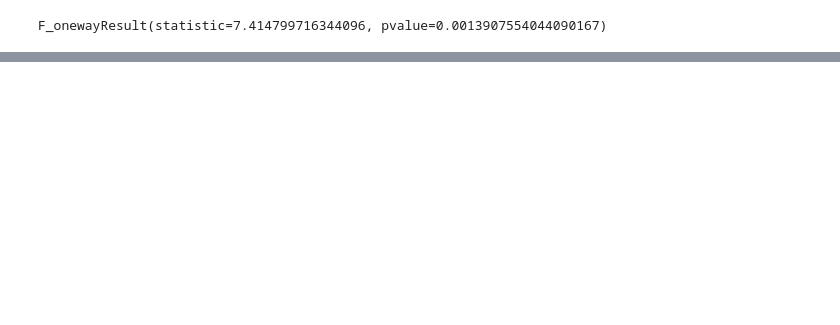
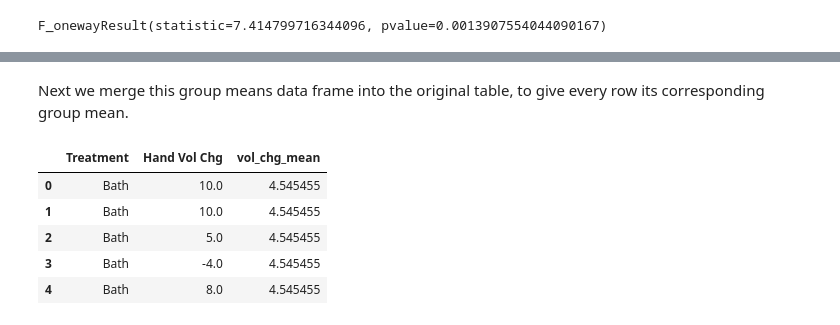
Before and after one commit to matthew-brett/some-tutorials, a Jupyter notebook: oneway/one_way_anova.ipynb, the cells around one changed output, grey strips where cells are left out. Saved outputs shown, nothing was run; the diff lists cells and outputs as text; code cells hidden in the pictures; blank space fills up the shorter version.

```diff
--- a/oneway/one_way_anova.ipynb
+++ b/oneway/one_way_anova.ipynb
@@ -281,0 +401,12 @@ F_onewayResult(statistic=7.414799716344096, pvalue=0.0013907554044090167)
+# %% [markdown]
+Next we merge this group means data frame into the original table, to give every row its corresponding group mean.
+# %%
+baths_and_means = clean_baths.merge(gms_renamed, on='Treatment')
+baths_and_means.head()
+# %% [output]
+|  | Treatment | Hand Vol Chg | vol_chg_mean |
+| 0 | Bath | 10.0 | 4.545455 |
+| 1 | Bath | 10.0 | 4.545455 |
+| 2 | Bath | 5.0 | 4.545455 |
+| 3 | Bath | -4.0 | 4.545455 |
+| 4 | Bath | 8.0 | 4.545455 |
```
Also changed, not shown: parts of 67 cells of this notebook, 1 other file.
